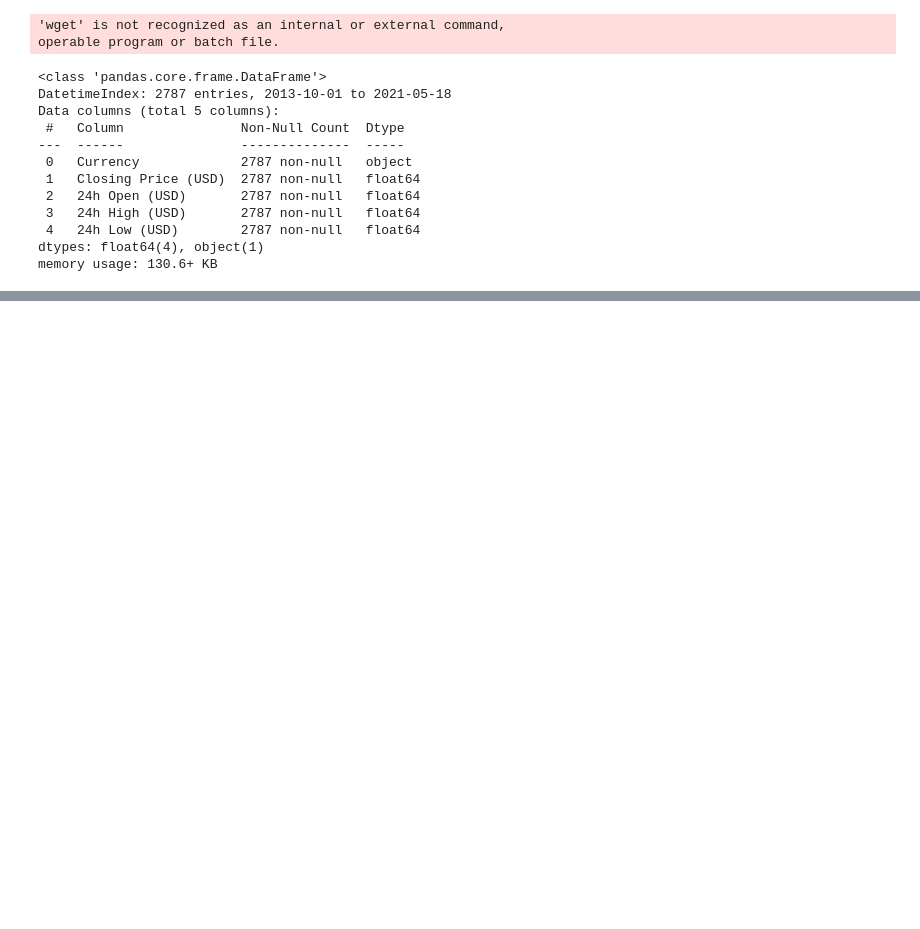
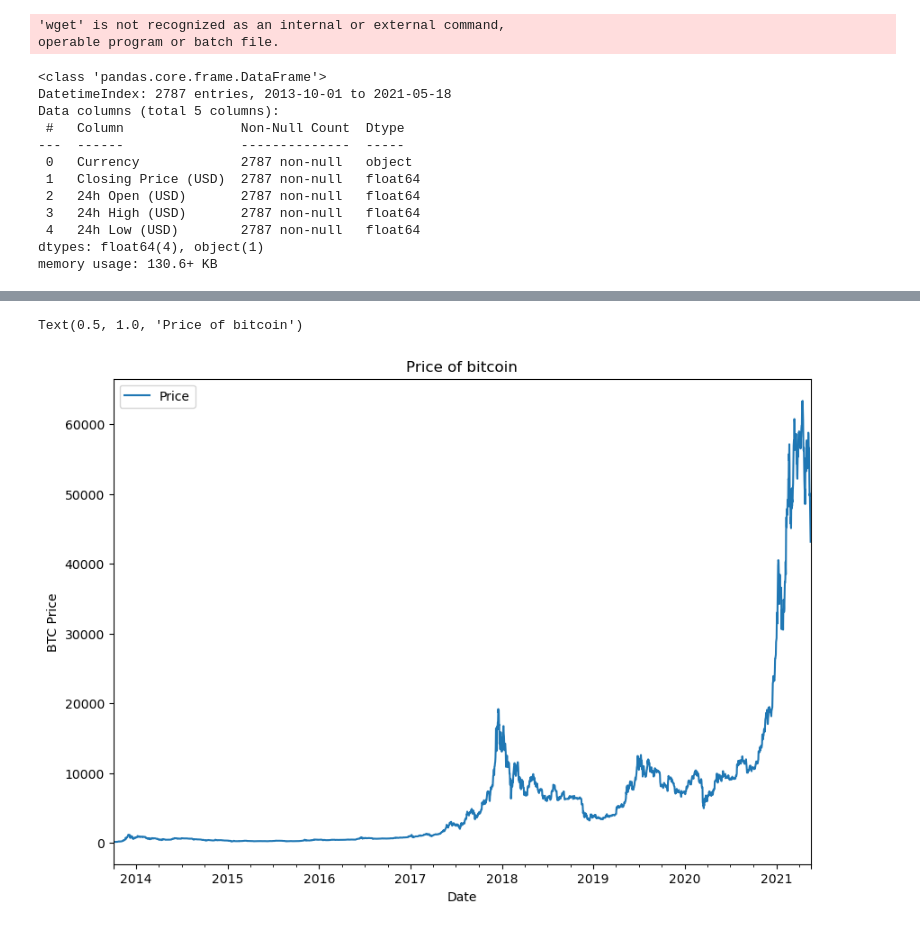
Before and after one commit to vivek11416/tensorFlow, a Jupyter notebook: TimeSeriesFundamentals/TimeSeriesLSTM.ipynb, the cells around one changed output, grey strips where cells are left out. Cells and saved outputs as stored; diff of their text form; code cells hidden in the pictures; blank space fills up the shorter version.

```diff
--- a/TimeSeriesFundamentals/TimeSeriesLSTM.ipynb
+++ b/TimeSeriesFundamentals/TimeSeriesLSTM.ipynb
@@ -23,3 +23,6 @@ Data columns (total 5 columns):
  4   24h Low (USD)        2787 non-null   float64
 dtypes: float64(4), object(1)
 memory usage: 130.6+ KB
+# %%
+bitcoin_prices = pd.DataFrame(df['Closing Price (USD)']).rename(columns={'Closing Price (USD)':'Price'})
+bitcoin_prices
@@ -25,0 +44,8 @@ memory usage: 130.6+ KB
+# %%
+import matplotlib.pyplot as plt
+bitcoin_prices.plot(figsize=(10,7))
+plt.ylabel("BTC Price")
+plt.title("Price of bitcoin")
+# %% [output]
+Text(0.5, 1.0, 'Price of bitcoin')
+[figure, added]
```
Also changed, not shown: parts of 2 cells of this notebook.
